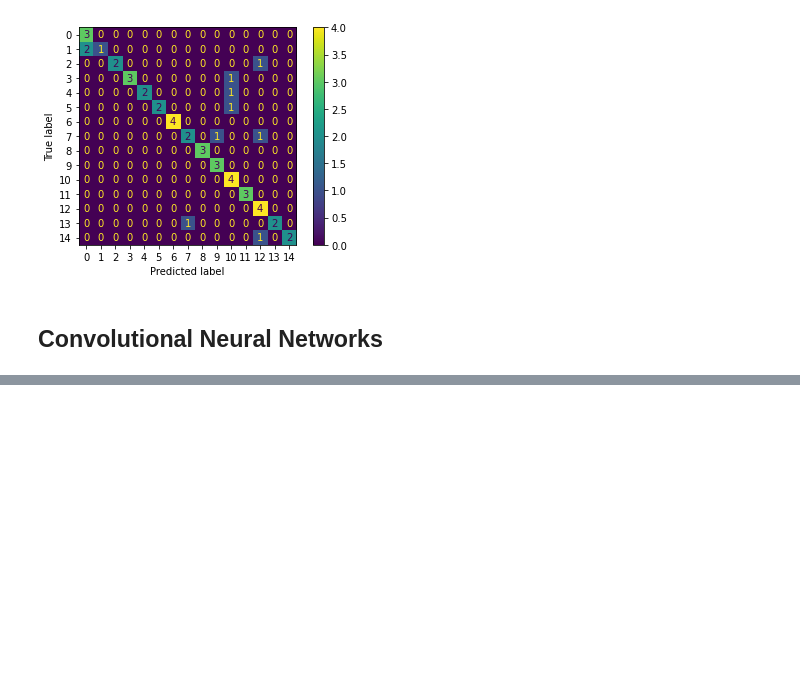
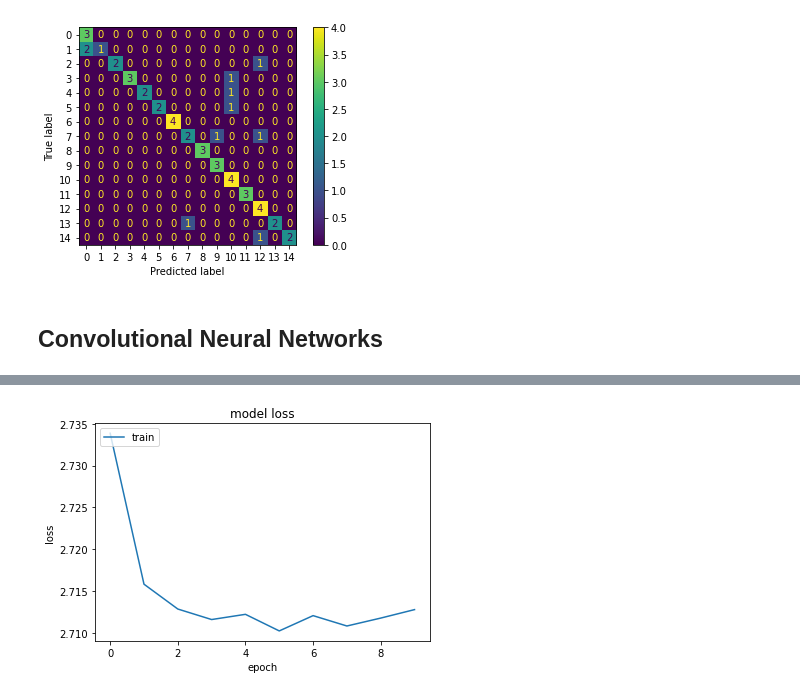
Before and after one commit to jeffcav/face-recog, a Jupyter notebook: yalefaces.ipynb, the cells around one changed output, grey strips where cells are left out. Drawn from its saved outputs; the diff is of its cells as text; code cells hidden in the pictures; blank space fills up the shorter version.

```diff
--- a/yalefaces.ipynb
+++ b/yalefaces.ipynb
@@ -343,3 +343,10 @@ Score (compressed): 0.8
 [figure]
 # %% [markdown]
 ## Convolutional Neural Networks
+# %%
+from src.python.models import  Lenet5
+X, y = yalefaces.load("datasets/yalefaces", flatten=False)
+X = X / 255
+X_train, X_test, y_train, y_test = train_test_split(X, y, test_size=0.3, random_state=42, shuffle=True, stratify=y)
+# %%
+grid_result, cv = Lenet5().run(X_train, y_train, epochs=20, n_iter=1)
@@ -345,0 +399,10 @@ Score (compressed): 0.8
+# %%
+history = grid_result.best_estimator_.history_
+plt.plot(history['loss'])
+plt.title('model loss')
+plt.ylabel('loss')
+plt.xlabel('epoch')
+plt.legend(['train', 'test'], loc='upper left')
+plt.show()
+# %% [output]
+[figure, added]
```
Also changed, not shown: parts of 8 cells of this notebook, 1 other file.
